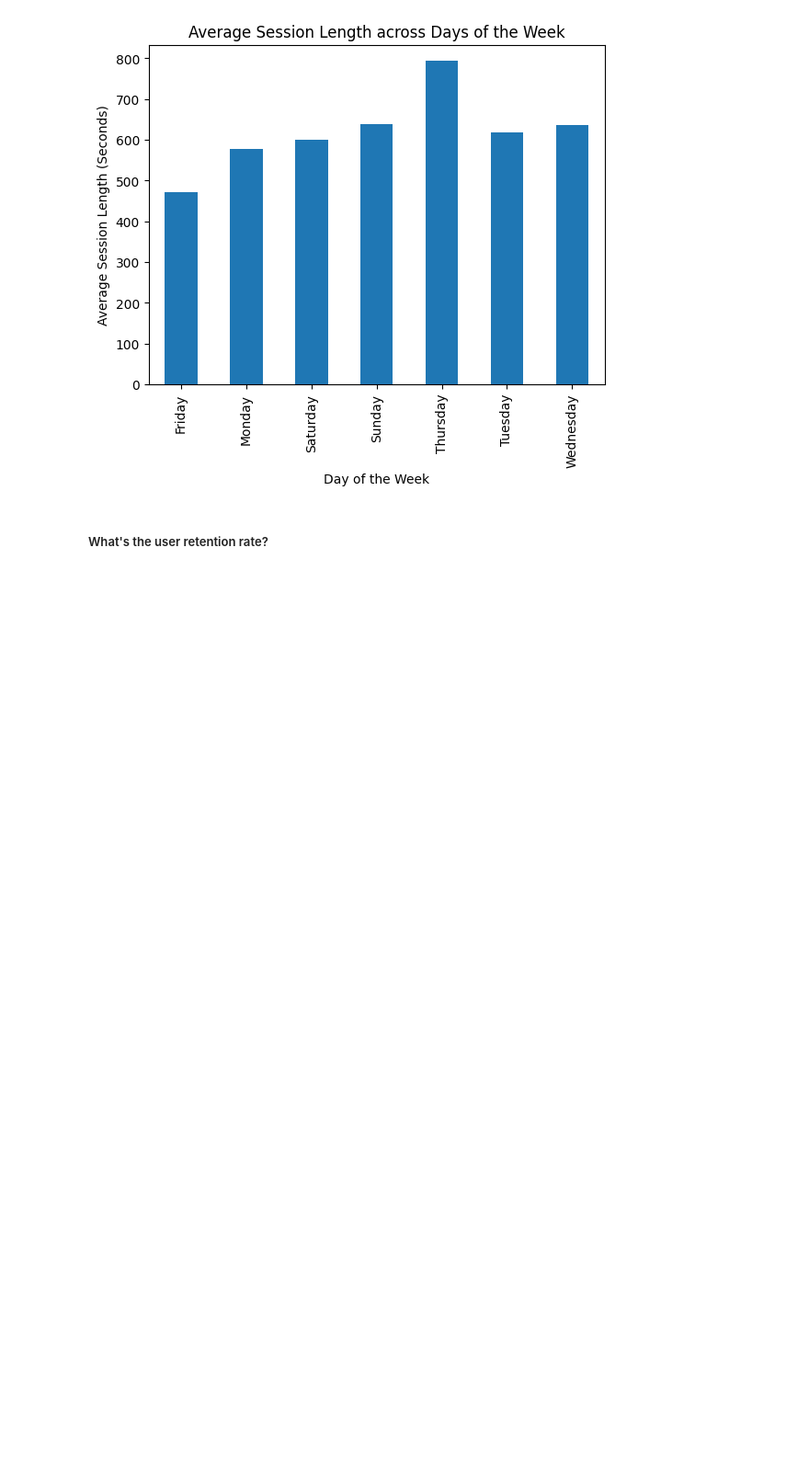
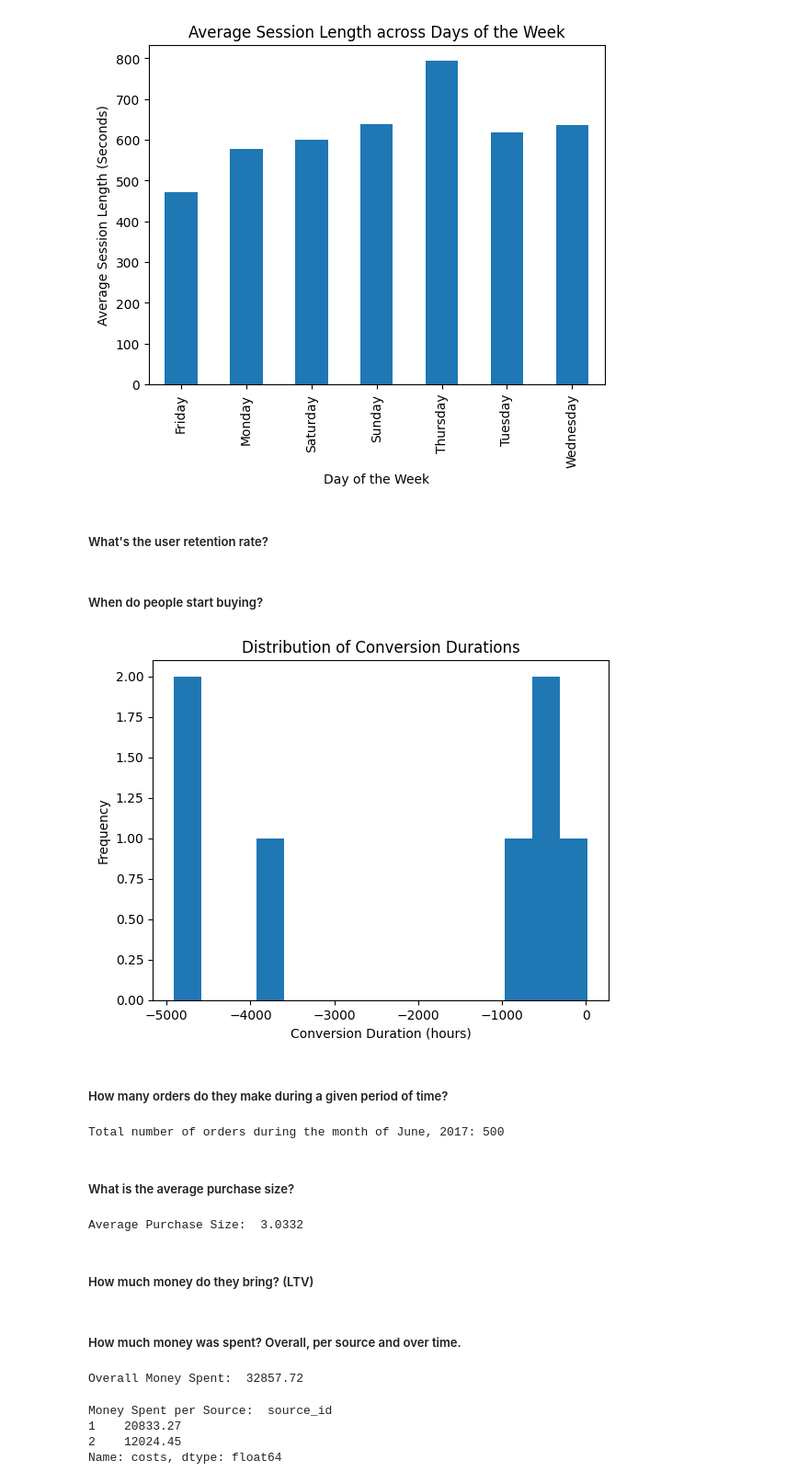
Before and after one commit to AcePine/yandex-marketing-expenses, a Jupyter notebook: yandex-data.ipynb, the cells around one changed output. Shown at 92% size. Drawn from its saved outputs; the diff is of its cells as text; code cells hidden in the pictures; blank space fills up the shorter version.

```diff
--- a/yandex-data.ipynb
+++ b/yandex-data.ipynb
@@ -271,3 +271,74 @@ plt.show()
 [figure]
 # %% [markdown]
 ##### What's the user retention rate?
+# %% [markdown]
+##### When do people start buying?
+# %%
+# to answer this question, we'll need to merge the visits database and the orders database.
+# we need the ['start ts'] column from visits and the ['buy ts'] column from orders.
+
+merged_data = pd.merge(visits, orders, on=['uid'], how='inner')
+
+# creating a new column
+merged_data['conversion_duration'] = merged_data['buy ts'] - merged_data['start ts']
+
+# now we'll plot the distribution of the converstion duration
+plt.hist(merged_data['conversion_duration'].dt.total_seconds() / (60 * 60), bins=15)
+plt.xlabel('Conversion Duration (hours)')
+plt.ylabel('Frequency')
+plt.title('Distribution of Conversion Durations')
+plt.show()
+# %% [output]
+[figure, added]
+# %% [markdown]
+##### How many orders do they make during a given period of time?
+# %%
+# First let's select a date range
+
+start_date = pd.to_datetime('2017-06-01')
+end_date = pd.to_datetime('2017-07-01')
+
+# filter orders based on the range
+
+filtered_orders = orders[(orders['buy ts'] >= start_date) & (orders['buy ts'] <= end_date)]
+
+# now we can group orders by user ID & count the number of orders per user
+order_counts = filtered_orders.groupby('uid')['buy ts'].count()
+
+# sum the orders up!
+total_orders = order_counts.sum()
+
+print('Total number of orders during the month of June, 2017:', total_orders)
+# %% [output]
+Total number of orders during the month of June, 2017: 500
+# %% [markdown]
+##### What is the average purchase size?
+# %%
+# This can be done fairly easily - we just need to find the mean!
+
+average_purchase_size = orders['revenue'].mean()
+
+print('Average Purchase Size: ', average_purchase_size)
+# %% [output]
+Average Purchase Size:  3.0332
+# %% [markdown]
+##### How much money do they bring? (LTV)
+# %% [markdown]
+##### How much money was spent? Overall, per source and over time.
+# %%
+# First let's sum up the amount of money that was spent in the costs dataframe!
+
+overall_money_spent = costs['costs'].sum()
+print('Overall Money Spent: ', overall_money_spent)
+# %% [output]
+Overall Money Spent:  32857.72
+# %%
+# now let's group the amount by source. 'source id' is the column we're looking for.
+
+money_spent_per_source = costs.groupby('source_id')['costs'].sum()
+print('Money Spent per Source: ', money_spent_per_source)
+# %% [output]
+Money Spent per Source:  source_id
+1    20833.27
+2    12024.45
+Name: costs, dtype: float64
```
Also changed, not shown: parts of 7 cells of this notebook.
